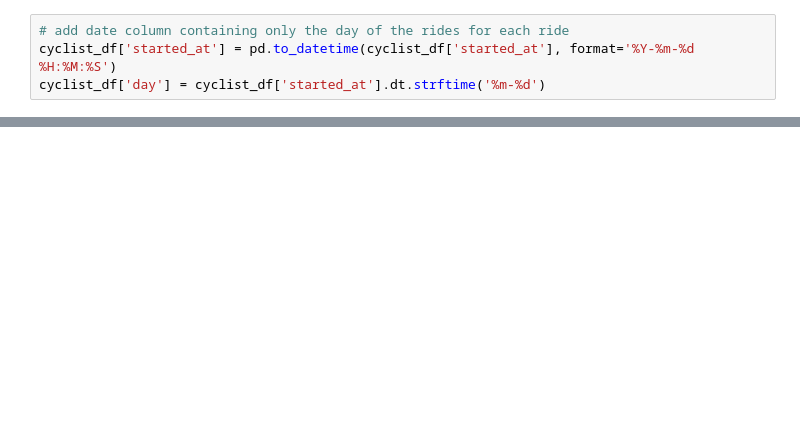
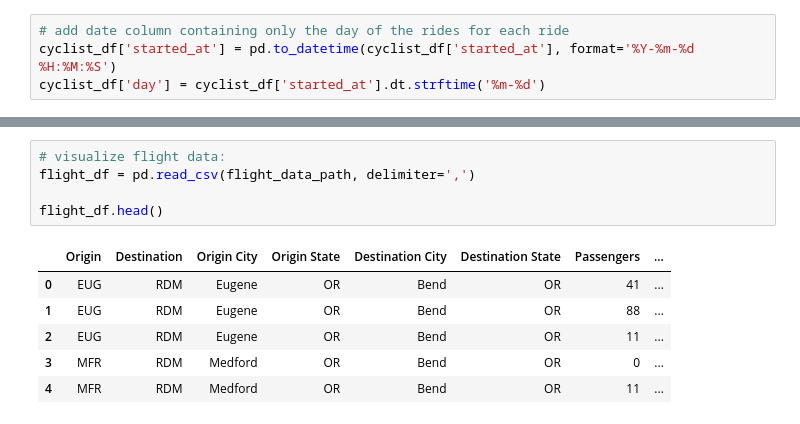
Before and after one commit to funkbaer/ML-For-Beginners, a Jupyter notebook: 7-TimeSeries/1-Introduction/working/dataset_visualization.ipynb, the cells around one changed output, grey strips where cells are left out. Drawn from its saved outputs; the diff is of its cells as text; blank space fills up the shorter version.

```diff
--- a/7-TimeSeries/1-Introduction/working/dataset_visualization.ipynb
+++ b/7-TimeSeries/1-Introduction/working/dataset_visualization.ipynb
@@ -41,0 +36,12 @@ Name: day, Length: 729595, dtype: object
+# %%
+# visualize flight data:
+flight_df = pd.read_csv(flight_data_path, delimiter=',')
+
+flight_df.head()
+# %% [output]
+|  | Origin | Destination | Origin City | Origin State | Destination City | Destination State | Passengers | ... |
+| 0 | EUG | RDM | Eugene | OR | Bend | OR | 41 | ... |
+| 1 | EUG | RDM | Eugene | OR | Bend | OR | 88 | ... |
+| 2 | EUG | RDM | Eugene | OR | Bend | OR | 11 | ... |
+| 3 | MFR | RDM | Medford | OR | Bend | OR | 0 | ... |
+| 4 | MFR | RDM | Medford | OR | Bend | OR | 11 | ... |
```
Also changed, not shown: parts of 10 cells of this notebook, 2 other files.
